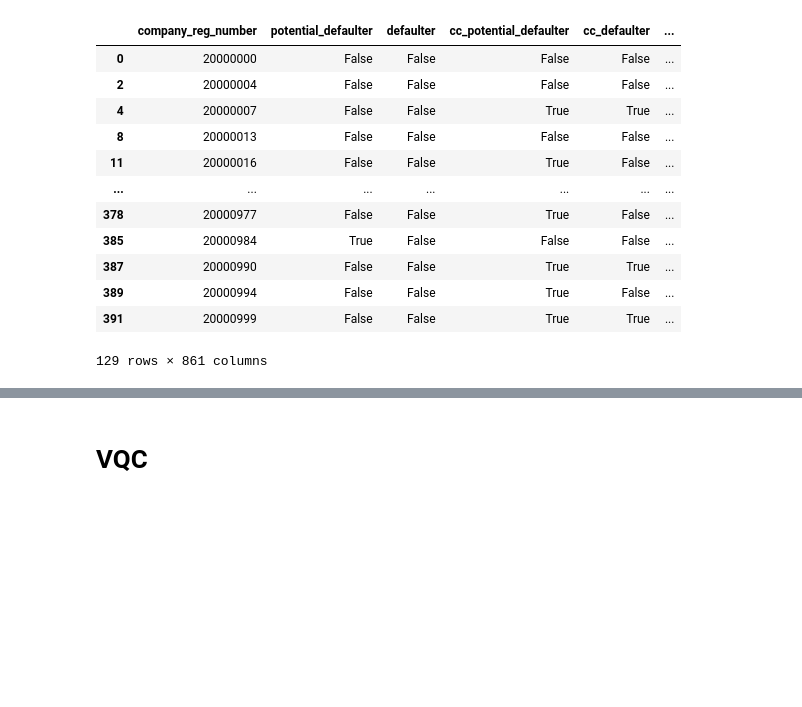
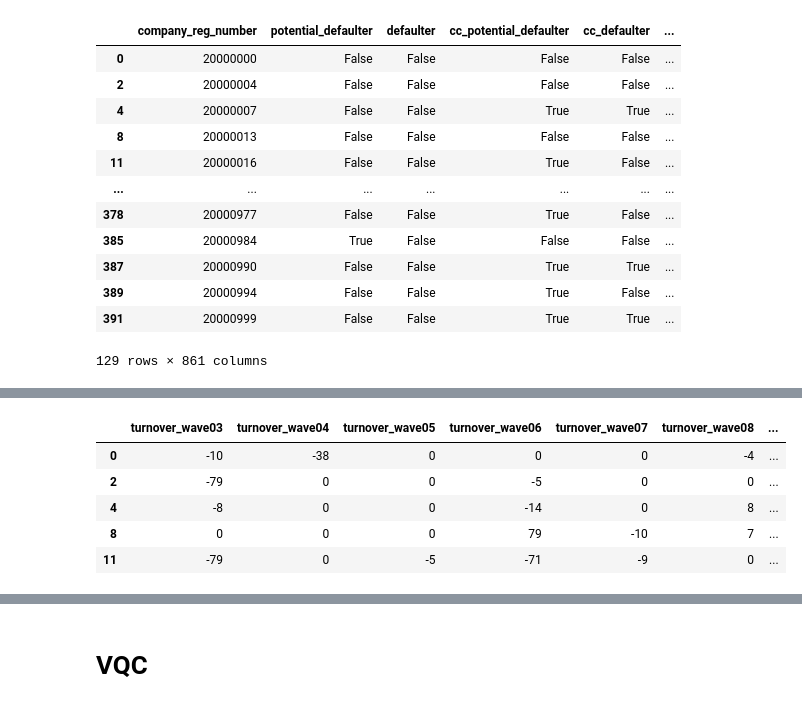
Before and after one commit to floatn/QML-for-finance, a Jupyter notebook: qml_code.ipynb, the cells around one changed output, grey strips where cells are left out. Cells and saved outputs as stored; diff of their text form; code cells hidden in the pictures; blank space fills up the shorter version.

```diff
--- a/qml_code.ipynb
+++ b/qml_code.ipynb
@@ -2148,0 +2251,9 @@ cs6_df.replace({'latest_termination': 0}, cs6_df['latest_termination'].max() + 3
+# %%
+cs6_df[cs6_df.columns[108:125]].head()
+# %% [output]
+|  | turnover_wave03 | turnover_wave04 | turnover_wave05 | turnover_wave06 | turnover_wave07 | turnover_wave08 | ... |
+| 0 | -10 | -38 | 0 | 0 | 0 | -4 | ... |
+| 2 | -79 | 0 | 0 | -5 | 0 | 0 | ... |
+| 4 | -8 | 0 | 0 | -14 | 0 | 8 | ... |
+| 8 | 0 | 0 | 0 | 79 | -10 | 7 | ... |
+| 11 | -79 | 0 | -5 | -71 | -9 | 0 | ... |
```
Also changed, not shown: parts of 17 cells of this notebook.
